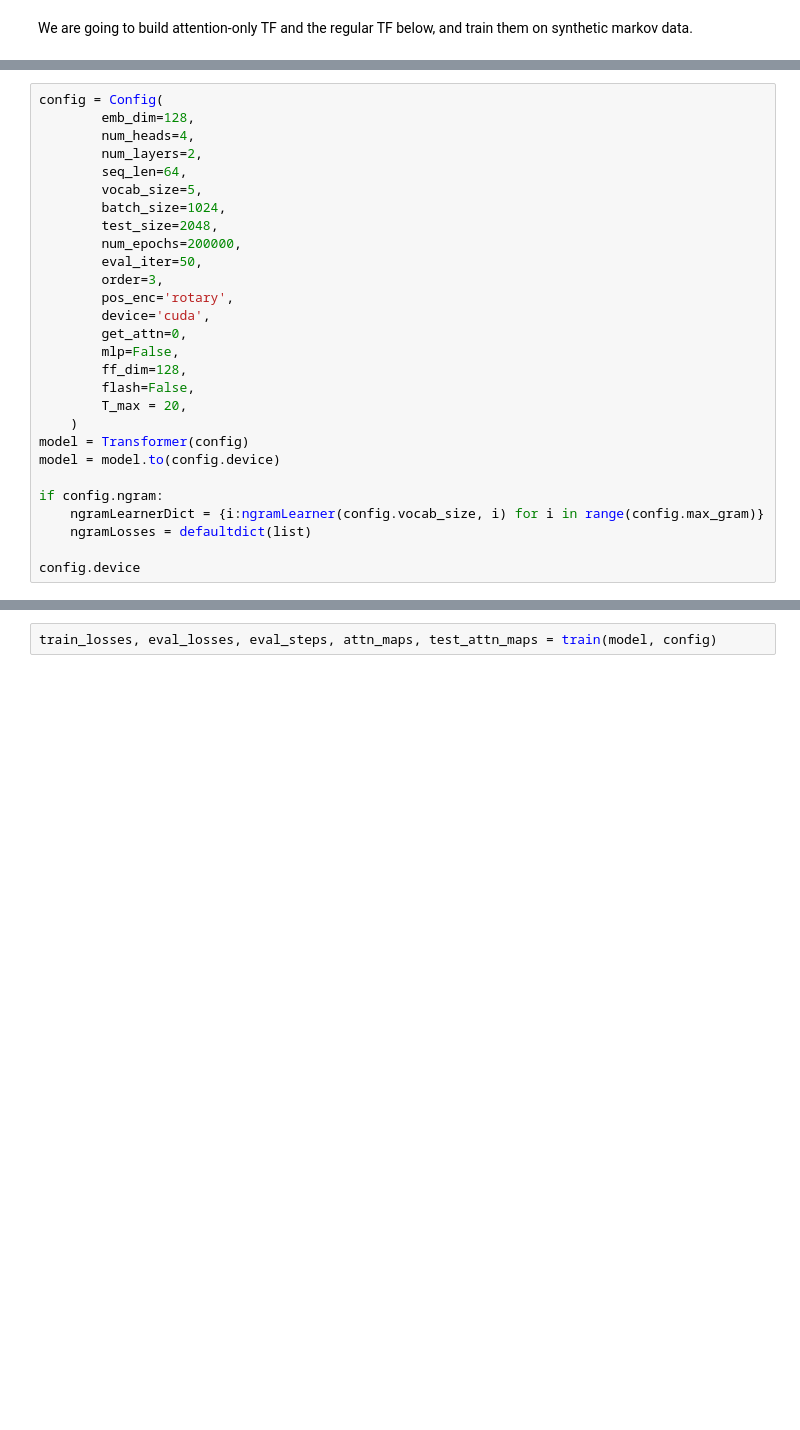
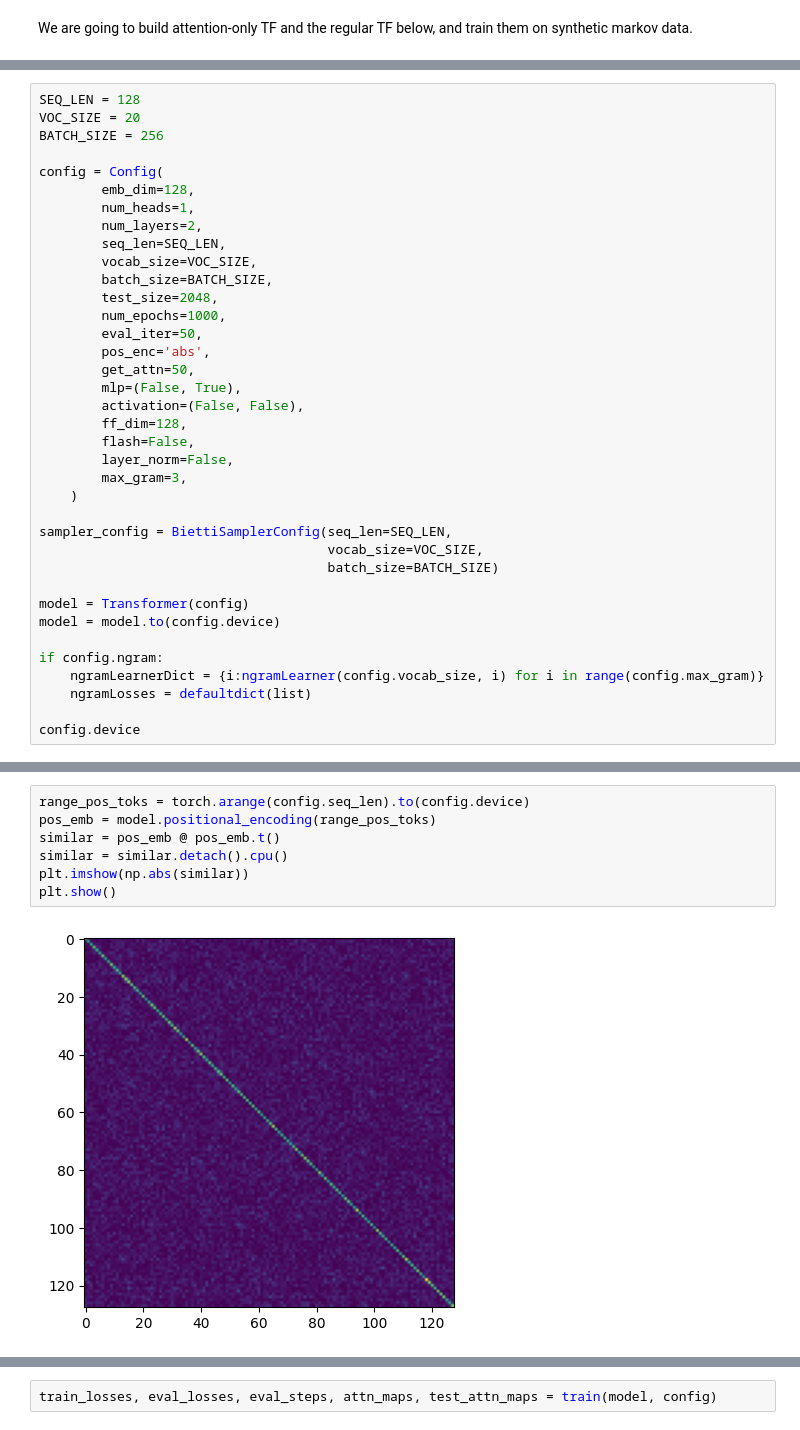
Before and after one commit to ezyhdxm/ICL, a Jupyter notebook: markov_attn.ipynb, the cells around one changed output, grey strips where cells are left out. Drawn from its saved outputs; the diff is of its cells as text; blank space fills up the shorter version.

Commit message:
updated absolute positional encoding; updated bietti experiments

```diff
--- a/markov_attn.ipynb
+++ b/markov_attn.ipynb
@@ -156,25 +172,34 @@ class Transformer(nn.Module):
             return logits, self.atten_maps
         return logits
 # %%
+SEQ_LEN = 128
+VOC_SIZE = 20
+BATCH_SIZE = 256
+
 config = Config(
         emb_dim=128,
-        num_heads=4,
+        num_heads=1,
         num_layers=2,
-        seq_len=64,
-        vocab_size=5,
-        batch_size=1024,
+        seq_len=SEQ_LEN,
+        vocab_size=VOC_SIZE,
+        batch_size=BATCH_SIZE,
         test_size=2048,
-        num_epochs=200000,
+        num_epochs=1000,
         eval_iter=50,
-        order=3,
-        pos_enc='rotary',
-        device='cuda',
-        get_attn=0,
-        mlp=False,
+        pos_enc='abs',
+        get_attn=50,
+        mlp=(False, True),
+        activation=(False, False),
         ff_dim=128,
         flash=False,
-        T_max = 20,
+        layer_norm=False,
+        max_gram=3,
     )
+
+sampler_config = BiettiSamplerConfig(seq_len=SEQ_LEN,
+                                     vocab_size=VOC_SIZE,
+                                     batch_size=BATCH_SIZE)
+
 model = Transformer(config)
 model = model.to(config.device)
 
@@ -189,0 +217,9 @@ config.device
+# %%
+range_pos_toks = torch.arange(config.seq_len).to(config.device)
+pos_emb = model.positional_encoding(range_pos_toks)
+similar = pos_emb @ pos_emb.t()
+similar = similar.detach().cpu()
+plt.imshow(np.abs(similar))
+plt.show()
+# %% [output]
+[figure, added]
```
Also changed, not shown: parts of 13 cells of this notebook, 9 other files.
